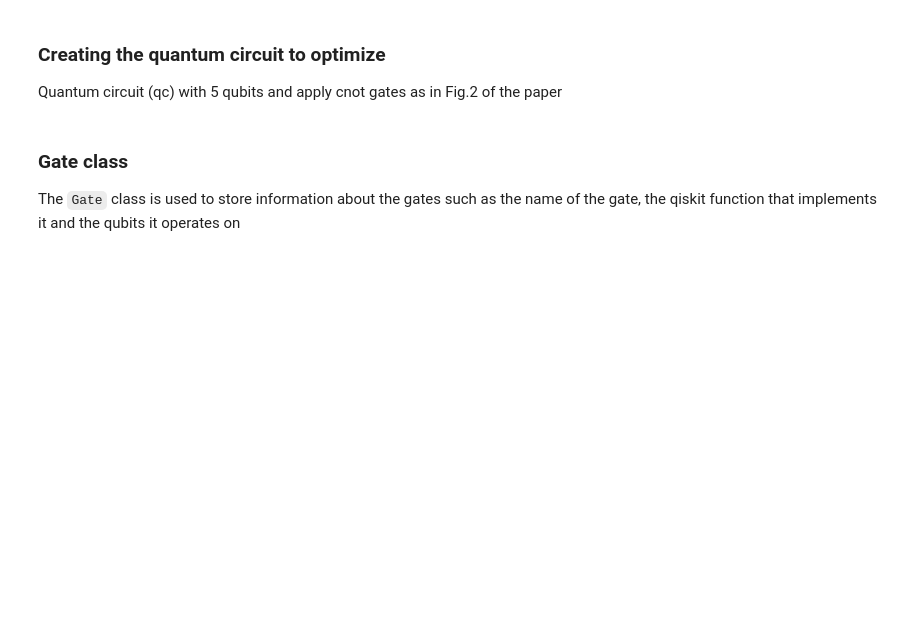
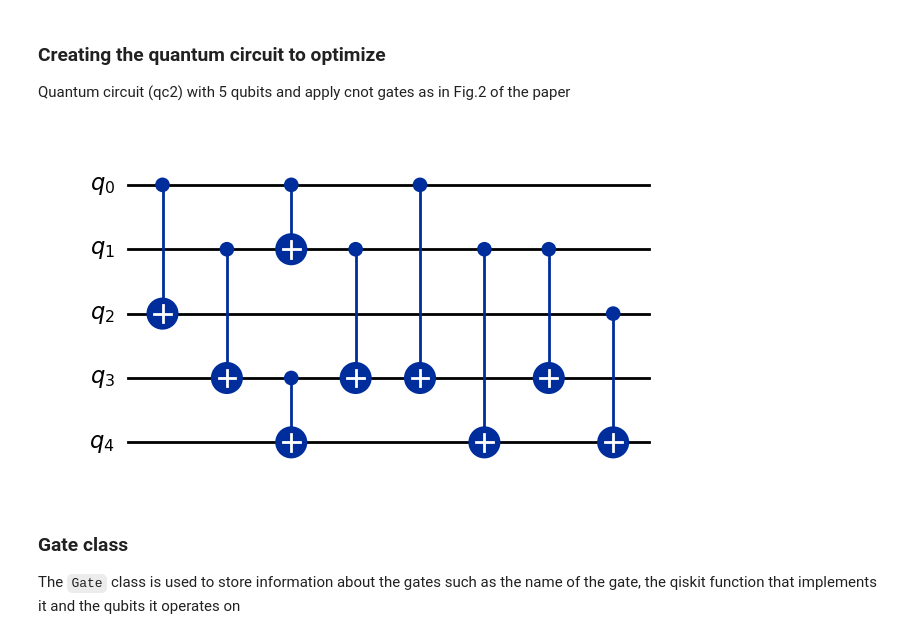
Before and after one commit to gamberoillecito/Mapping-quantum-circuits-to-modular-architectures-with-QUBO, a Jupyter notebook: project.ipynb, the cells around one changed output. Saved outputs shown, nothing was run; the diff lists cells and outputs as text; code cells hidden in the pictures; blank space fills up the shorter version.

```diff
--- a/project.ipynb
+++ b/project.ipynb
@@ -33,3 +34,4 @@ import math
 from dwave.samplers import SimulatedAnnealingSampler
 from dwave.system import EmbeddingComposite, DWaveSampler
 from dwave.system import LeapHybridSampler
+QIKSIT_DRAW_OUTPUT = 'mpl'
@@ -36,22 +42,24 @@ from dwave.system import LeapHybridSampler
 # %% [markdown]
 ### Creating the quantum circuit to optimize
 
-Quantum circuit (qc) with 5 qubits
+Quantum circuit (qc2) with 5 qubits
 and apply cnot gates as in Fig.2 of the paper
 # %%
 qc2 = QuantumCircuit(5)
 qc2.cx(0,2)
 # qc2.x(1)
 qc2.cx(1,3)
 qc2.cx(0,1)
 qc2.cx(3,4)
 qc2.cx(1,3)
 qc2.cx(0,3)
 qc2.cx(1,4)
 qc2.cx(1,3)
 qc2.cx(2,4)
 
-qc2.draw()
+qc2.draw(output=QIKSIT_DRAW_OUTPUT)
+# %% [output]
+[figure, added]
 # %% [markdown]
 ### Gate class
 
```
Also changed, not shown: parts of 18 cells of this notebook, 2 other files.
